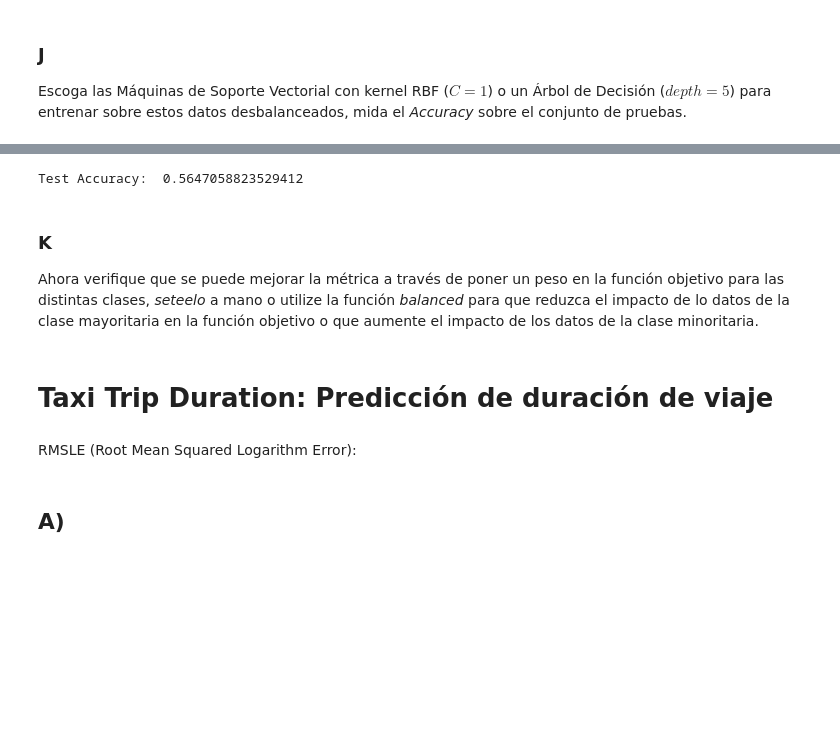
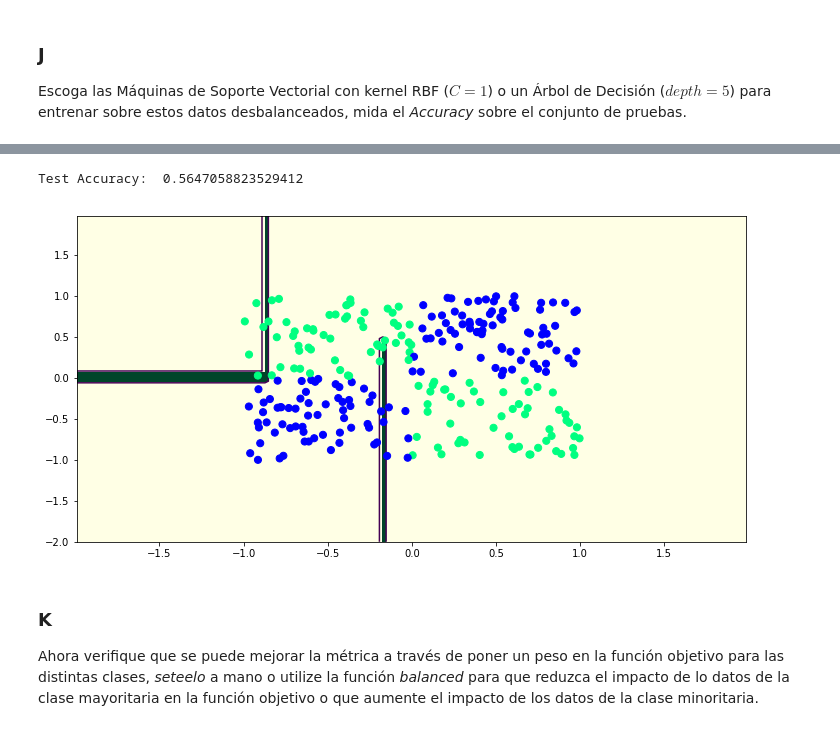
Before and after one commit to JaimeZamoranoUSM/MachineLearning, a Jupyter notebook: Tarea_2-Tapia-Zamorano.ipynb, the cells around one changed output, grey strips where cells are left out. Drawn from its saved outputs; the diff is of its cells as text; code cells hidden in the pictures; blank space fills up the shorter version.

```diff
--- a/Tarea_2-Tapia-Zamorano.ipynb
+++ b/Tarea_2-Tapia-Zamorano.ipynb
@@ -271,15 +337,13 @@ Test Accuracy:  0.5568627450980392
 # %%
 model = Tree()
 C = 5
 model.set_params(max_depth=C,criterion='gini',splitter='best')
 model.fit(X_train,Y_train)
 print("Test Accuracy: ",model.score(X_test,Y_test))
+visualize_border(model, X_test, Y_test)
 # %% [output]
 Test Accuracy:  0.5647058823529412
+[figure, added]
 # %% [markdown]
 ### K
 Ahora verifique que se puede mejorar la métrica a través de poner un peso en la función objetivo para las distintas clases, *seteelo* a mano o utilize la función *balanced* para que reduzca el impacto de lo datos de la clase mayoritaria en la función objetivo o que aumente el impacto de los datos de la clase minoritaria.
-# %% [markdown]
-# Taxi Trip Duration: Predicción de duración de viaje
-# %% [markdown]
-RMSLE (Root Mean Squared Logarithm Error):
@@ -295,2 +349,0 @@ def rmsle(predicted,real):
-# %% [markdown]
-## A)
```
Also changed, not shown: parts of 148 cells of this notebook.
